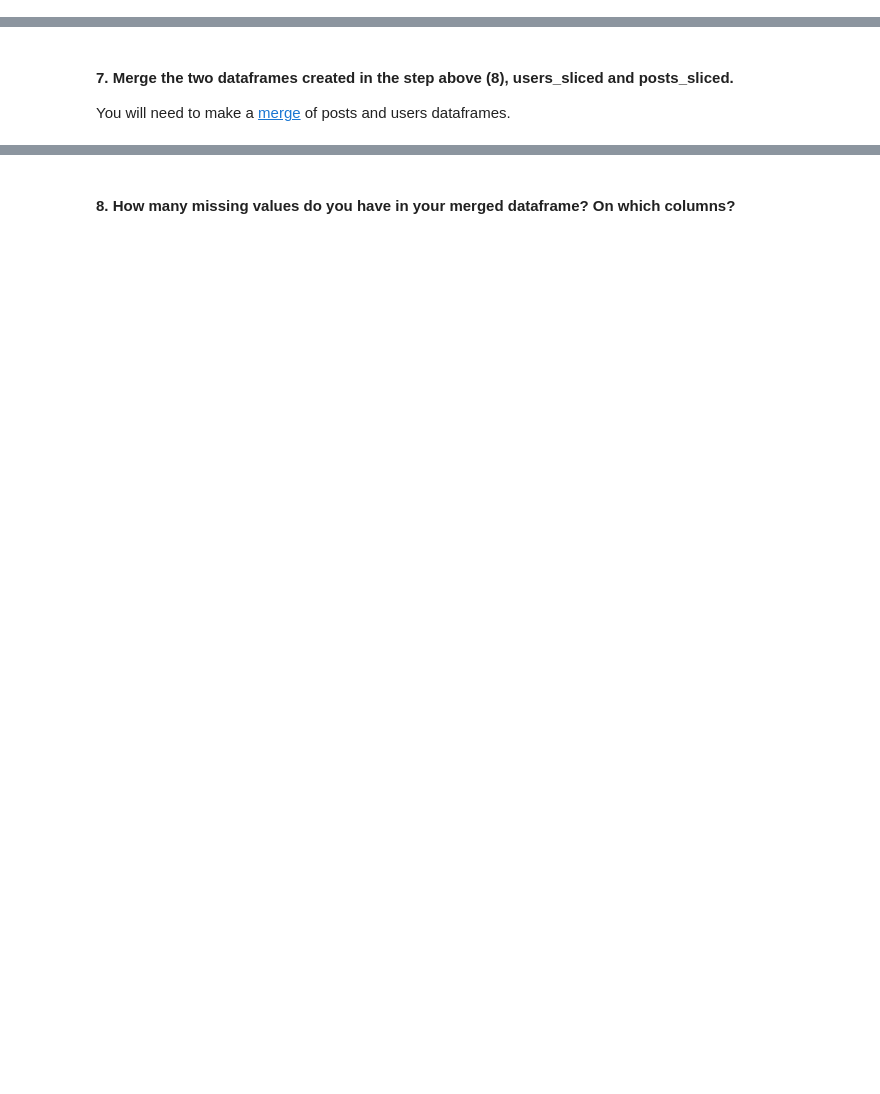
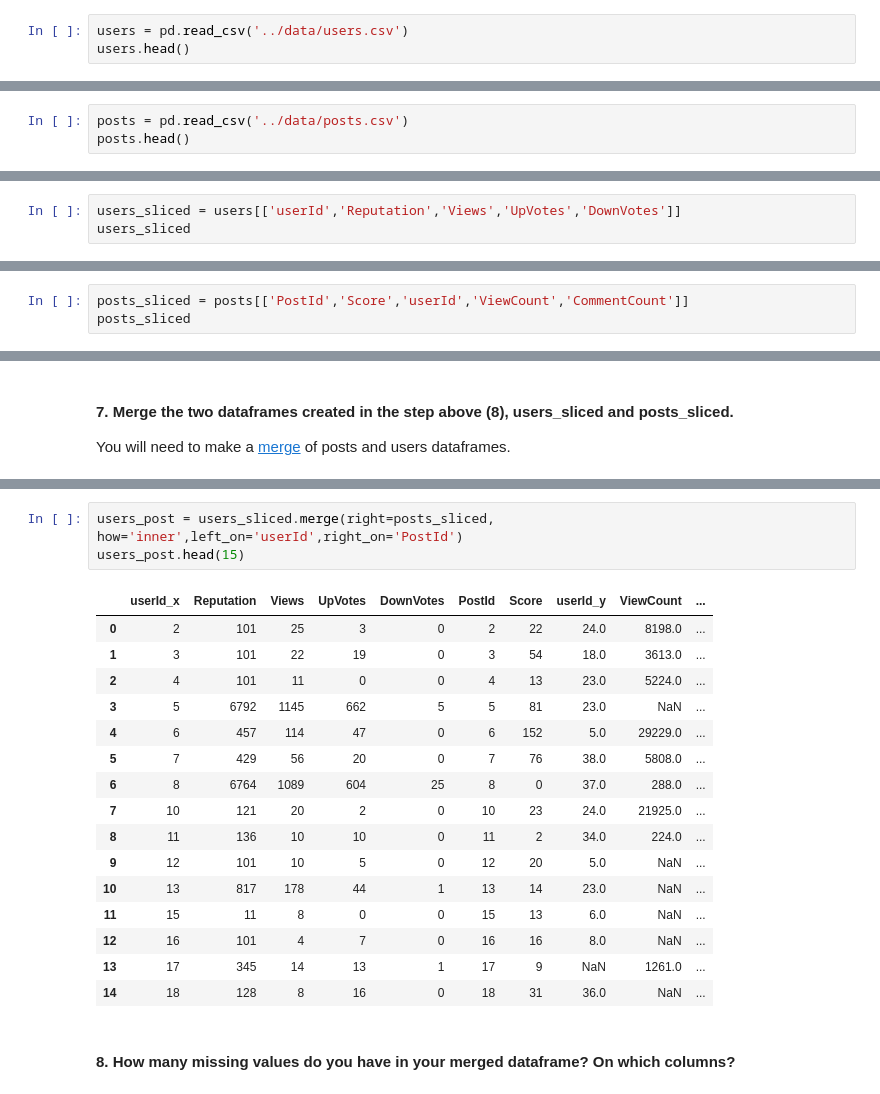
Before and after one commit to ta-data-bcn/lab-data-cleaning, a Jupyter notebook: your-code/main.ipynb, the cells around one changed output, grey strips where cells are left out. Cells and saved outputs as stored; diff of their text form; blank space fills up the shorter version.

Commit message:
lab-data-cleaning updated

```diff
--- a/your-code/main.ipynb
+++ b/your-code/main.ipynb
@@ -5,2 +8,5 @@
 # %% [markdown]
 #### 2. Import the users table.
+# %%
+users = pd.read_csv('../data/users.csv')
+users.head()
@@ -9,2 +32,5 @@
 # %% [markdown]
 #### 4. Import the posts table.
+# %%
+posts = pd.read_csv('../data/posts.csv')
+posts.head()
@@ -14,3 +57,6 @@
 #### 6. Define new dataframes for users and posts with the following selected columns:
 **users_sliced columns**: userId, Reputation, Views, UpVotes, DownVotes
 **posts_sliced columns**: postId, Score, userId, ViewCount, CommentCount
+# %%
+users_sliced = users[['userId','Reputation','Views','UpVotes','DownVotes']]
+users_sliced
@@ -16,0 +77,3 @@
+# %%
+posts_sliced = posts[['PostId','Score','userId','ViewCount','CommentCount']]
+posts_sliced
@@ -20,2 +113,22 @@ You will need to make a [merge](https://pandas.pydata.org/pandas-docs/stable/gen
+# %%
+users_post = users_sliced.merge(right=posts_sliced, how='inner',left_on='userId',right_on='PostId')
+users_post.head(15)
+# %% [output]
+|  | userId_x | Reputation | Views | UpVotes | DownVotes | PostId | Score | userId_y | ViewCount | ... |
+| 0 | 2 | 101 | 25 | 3 | 0 | 2 | 22 | 24.0 | 8198.0 | ... |
+| 1 | 3 | 101 | 22 | 19 | 0 | 3 | 54 | 18.0 | 3613.0 | ... |
+| 2 | 4 | 101 | 11 | 0 | 0 | 4 | 13 | 23.0 | 5224.0 | ... |
+| 3 | 5 | 6792 | 1145 | 662 | 5 | 5 | 81 | 23.0 | NaN | ... |
+| 4 | 6 | 457 | 114 | 47 | 0 | 6 | 152 | 5.0 | 29229.0 | ... |
+| 5 | 7 | 429 | 56 | 20 | 0 | 7 | 76 | 38.0 | 5808.0 | ... |
+| 6 | 8 | 6764 | 1089 | 604 | 25 | 8 | 0 | 37.0 | 288.0 | ... |
+| 7 | 10 | 121 | 20 | 2 | 0 | 10 | 23 | 24.0 | 21925.0 | ... |
+| 8 | 11 | 136 | 10 | 10 | 0 | 11 | 2 | 34.0 | 224.0 | ... |
+| 9 | 12 | 101 | 10 | 5 | 0 | 12 | 20 | 5.0 | NaN | ... |
+| 10 | 13 | 817 | 178 | 44 | 1 | 13 | 14 | 23.0 | NaN | ... |
+| 11 | 15 | 11 | 8 | 0 | 0 | 15 | 13 | 6.0 | NaN | ... |
+| 12 | 16 | 101 | 4 | 7 | 0 | 16 | 16 | 8.0 | NaN | ... |
+| 13 | 17 | 345 | 14 | 13 | 1 | 17 | 9 | NaN | 1261.0 | ... |
+| 14 | 18 | 128 | 8 | 16 | 0 | 18 | 31 | 36.0 | NaN | ... |
 # %% [markdown]
 #### 8. How many missing values do you have in your merged dataframe? On which columns?
```
Also changed, not shown: parts of 14 cells of this notebook.
